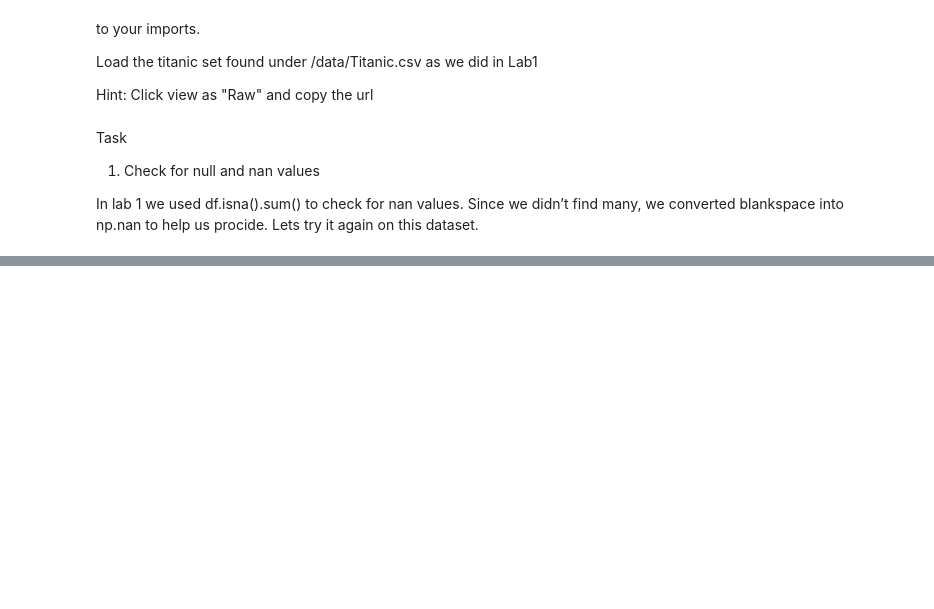
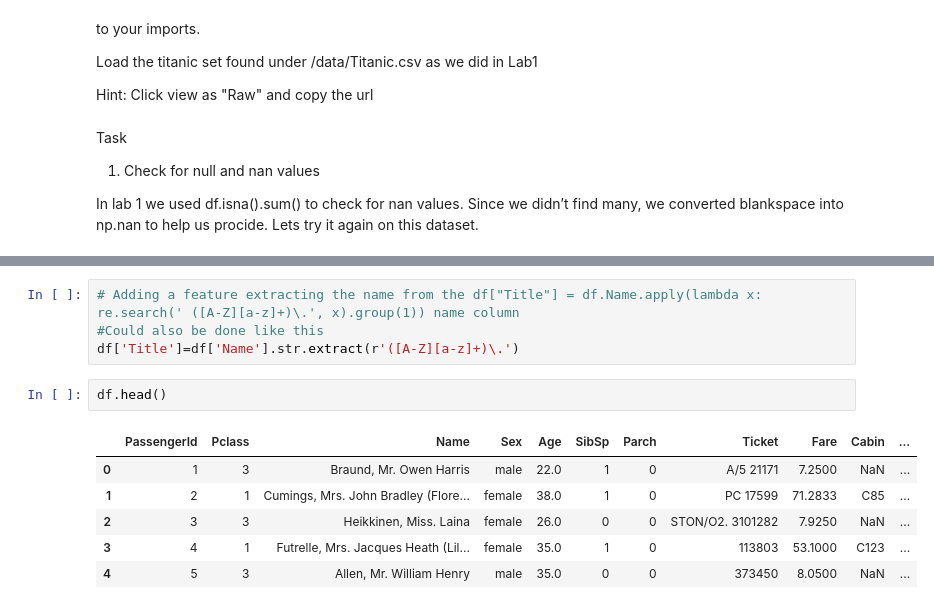
Before and after one commit to ingridlunde/Lab-2023-DAVE3625, a Jupyter notebook: Lab 2/lab-2.ipynb, the cells around one changed output, grey strips where cells are left out. Drawn from its saved outputs; the diff is of its cells as text; blank space fills up the shorter version.

```diff
--- a/Lab 2/lab-2.ipynb
+++ b/Lab 2/lab-2.ipynb
@@ -30,0 +118,13 @@ df.isna().sum()
+# %%
+# Adding a feature extracting the name from the df["Title"] = df.Name.apply(lambda x: re.search(' ([A-Z][a-z]+)\.', x).group(1)) name column
+#Could also be done like this
+df['Title']=df['Name'].str.extract(r'([A-Z][a-z]+)\.')
+# %%
+df.head()
+# %% [output]
+|  | PassengerId | Pclass | Name | Sex | Age | SibSp | Parch | Ticket | Fare | Cabin | ... |
+| 0 | 1 | 3 | Braund, Mr. Owen Harris | male | 22.0 | 1 | 0 | A/5 21171 | 7.2500 | NaN | ... |
+| 1 | 2 | 1 | Cumings, Mrs. John Bradley (Flore... | female | 38.0 | 1 | 0 | PC 17599 | 71.2833 | C85 | ... |
+| 2 | 3 | 3 | Heikkinen, Miss. Laina | female | 26.0 | 0 | 0 | STON/O2. 3101282 | 7.9250 | NaN | ... |
+| 3 | 4 | 1 | Futrelle, Mrs. Jacques Heath (Lil... | female | 35.0 | 1 | 0 | 113803 | 53.1000 | C123 | ... |
+| 4 | 5 | 3 | Allen, Mr. William Henry | male | 35.0 | 0 | 0 | 373450 | 8.0500 | NaN | ... |
```
Also changed, not shown: parts of 28 cells of this notebook.
